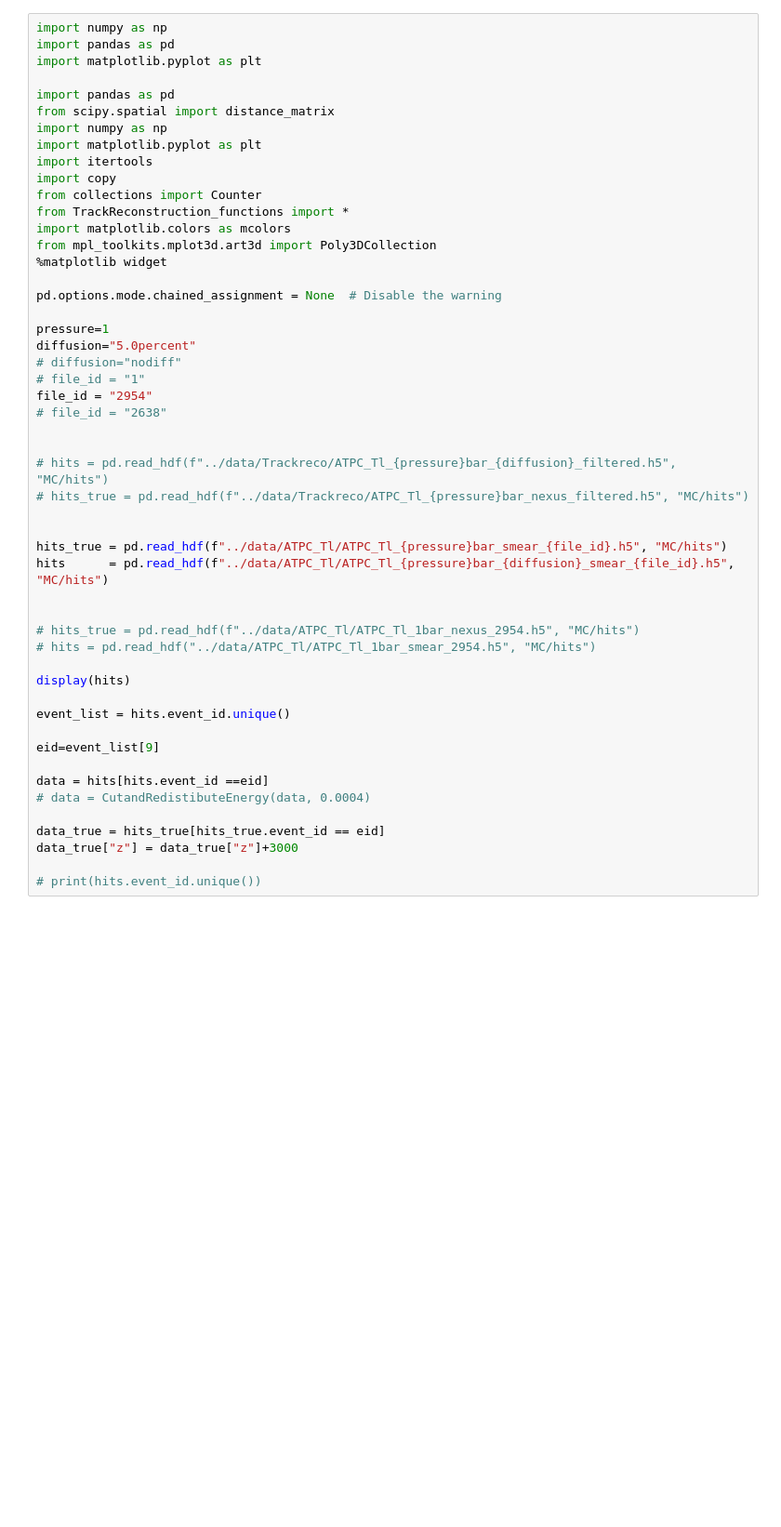
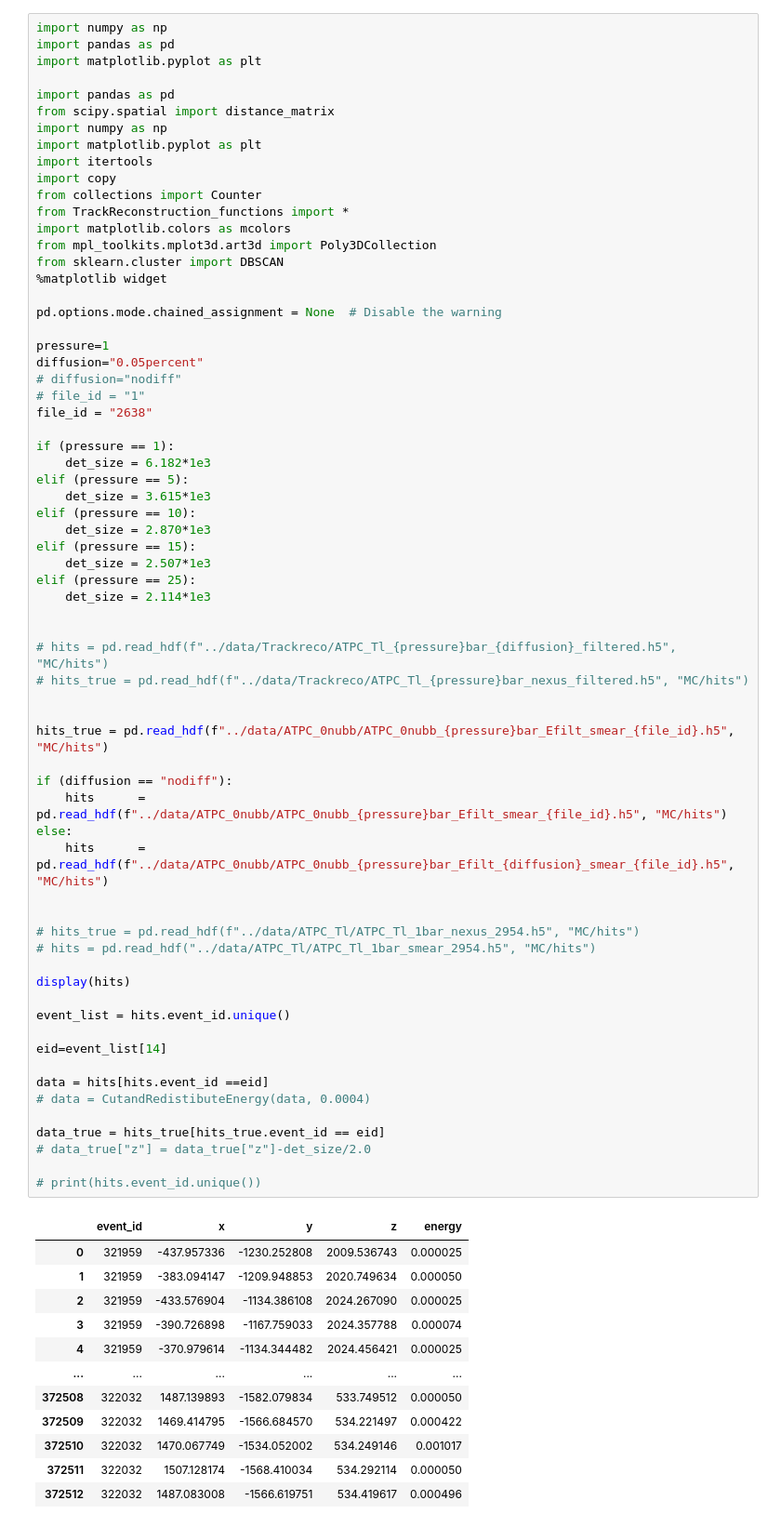
Before and after one commit to kvjmistry/ATPC, a Jupyter notebook: notebooks/Group_Hits.ipynb, the cells around one changed output. Shown at 93% size. Cells and saved outputs as stored; diff of their text form; blank space fills up the shorter version.

```diff
--- a/notebooks/Group_Hits.ipynb
+++ b/notebooks/Group_Hits.ipynb
@@ -13,40 +13,67 @@ from collections import Counter
 from TrackReconstruction_functions import *
 import matplotlib.colors as mcolors
 from mpl_toolkits.mplot3d.art3d import Poly3DCollection
+from sklearn.cluster import DBSCAN
 %matplotlib widget
 
 pd.options.mode.chained_assignment = None  # Disable the warning
 
 pressure=1
-diffusion="5.0percent"
+diffusion="0.05percent"
 # diffusion="nodiff"
 # file_id = "1"
-file_id = "2954"
-# file_id = "2638"
+file_id = "2638"
+
+if (pressure == 1):
+    det_size = 6.182*1e3
+elif (pressure == 5):
+    det_size = 3.615*1e3
+elif (pressure == 10):
+    det_size = 2.870*1e3
+elif (pressure == 15):
+    det_size = 2.507*1e3
+elif (pressure == 25):
+    det_size = 2.114*1e3
 
 
 # hits = pd.read_hdf(f"../data/Trackreco/ATPC_Tl_{pressure}bar_{diffusion}_filtered.h5", "MC/hits")
 # hits_true = pd.read_hdf(f"../data/Trackreco/ATPC_Tl_{pressure}bar_nexus_filtered.h5", "MC/hits")
 
 
-hits_true = pd.read_hdf(f"../data/ATPC_Tl/ATPC_Tl_{pressure}bar_smear_{file_id}.h5", "MC/hits")
-hits      = pd.read_hdf(f"../data/ATPC_Tl/ATPC_Tl_{pressure}bar_{diffusion}_smear_{file_id}.h5", "MC/hits")
+hits_true = pd.read_hdf(f"../data/ATPC_0nubb/ATPC_0nubb_{pressure}bar_Efilt_smear_{file_id}.h5", "MC/hits")
+
+if (diffusion == "nodiff"):
+    hits      = pd.read_hdf(f"../data/ATPC_0nubb/ATPC_0nubb_{pressure}bar_Efilt_smear_{file_id}.h5", "MC/hits")
+else:
+    hits      = pd.read_hdf(f"../data/ATPC_0nubb/ATPC_0nubb_{pressure}bar_Efilt_{diffusion}_smear_{file_id}.h5", "MC/hits")
 
 
 # hits_true = pd.read_hdf(f"../data/ATPC_Tl/ATPC_Tl_1bar_nexus_2954.h5", "MC/hits")
 # hits = pd.read_hdf("../data/ATPC_Tl/ATPC_Tl_1bar_smear_2954.h5", "MC/hits")
 
 display(hits)
 
 event_list = hits.event_id.unique()
 
-eid=event_list[9]
+eid=event_list[14]
 
 data = hits[hits.event_id ==eid]
 # data = CutandRedistibuteEnergy(data, 0.0004)
 
 data_true = hits_true[hits_true.event_id == eid]
-data_true["z"] = data_true["z"]+3000
+# data_true["z"] = data_true["z"]-det_size/2.0
 
 # print(hits.event_id.unique())
 # %% [output]
+|  | event_id | x | y | z | energy |
+| 0 | 321959 | -437.957336 | -1230.252808 | 2009.536743 | 0.000025 |
+| 1 | 321959 | -383.094147 | -1209.948853 | 2020.749634 | 0.000050 |
+| 2 | 321959 | -433.576904 | -1134.386108 | 2024.267090 | 0.000025 |
+| 3 | 321959 | -390.726898 | -1167.759033 | 2024.357788 | 0.000074 |
+| 4 | 321959 | -370.979614 | -1134.344482 | 2024.456421 | 0.000025 |
+| ... | ... | ... | ... | ... | ... |
+| 372508 | 322032 | 1487.139893 | -1582.079834 | 533.749512 | 0.000050 |
+| 372509 | 322032 | 1469.414795 | -1566.684570 | 534.221497 | 0.000422 |
+| 372510 | 322032 | 1470.067749 | -1534.052002 | 534.249146 | 0.001017 |
+| 372511 | 322032 | 1507.128174 | -1568.410034 | 534.292114 | 0.000050 |
+| 372512 | 322032 | 1487.083008 | -1566.619751 | 534.419617 | 0.000496 |
```
Also changed, not shown: parts of 5 cells of this notebook, 3 other files.
